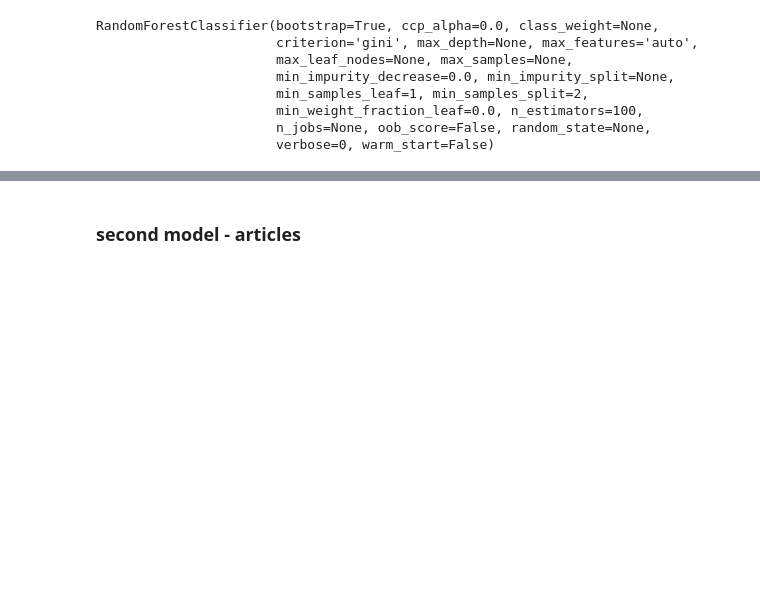
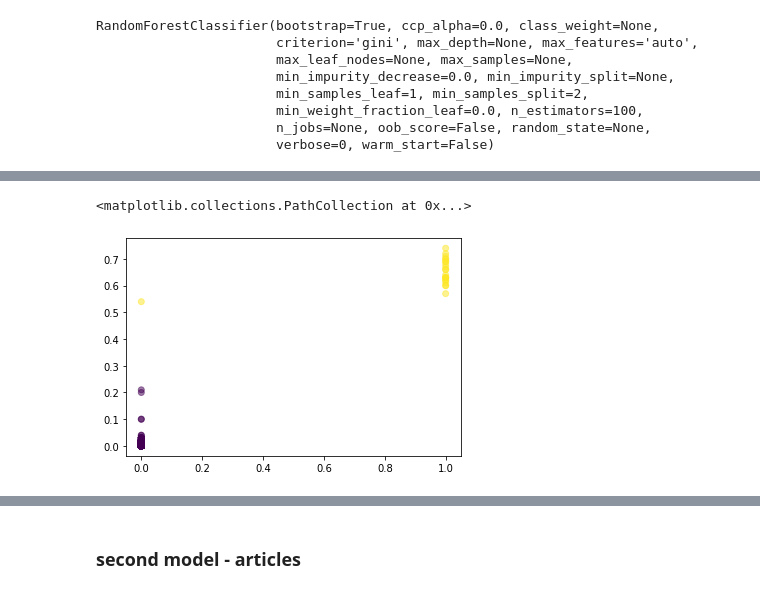
Before and after one commit to chloedevries/pitchfork-predictor, a Jupyter notebook: Predicting p4k lineup from reviews.ipynb, the cells around one changed output, grey strips where cells are left out. Drawn from its saved outputs; the diff is of its cells as text; code cells hidden in the pictures; blank space fills up the shorter version.

```diff
--- a/Predicting p4k lineup from reviews.ipynb
+++ b/Predicting p4k lineup from reviews.ipynb
@@ -167,0 +241,3 @@ actual true                 7             469
+# %%
+reviews_training_preds_by_prob = predict_by_top_probabilities(reviews_training_prob_preds, reviews_model_df)
+print_performance_metrics(y_train, reviews_training_preds_by_prob)
@@ -167,0 +266,7 @@ actual true                 7             469
+# %%
+x = reviews_training_preds_by_prob
+y = pd.DataFrame(reviews_training_prob_preds)[1]
+plt.scatter(x, y, c=y_train.played_fest, alpha = .5)
+# %% [output]
+<matplotlib.collections.PathCollection at 0x...>
+[figure, added]
```
Also changed, not shown: parts of 40 cells of this notebook, 1 other file.
